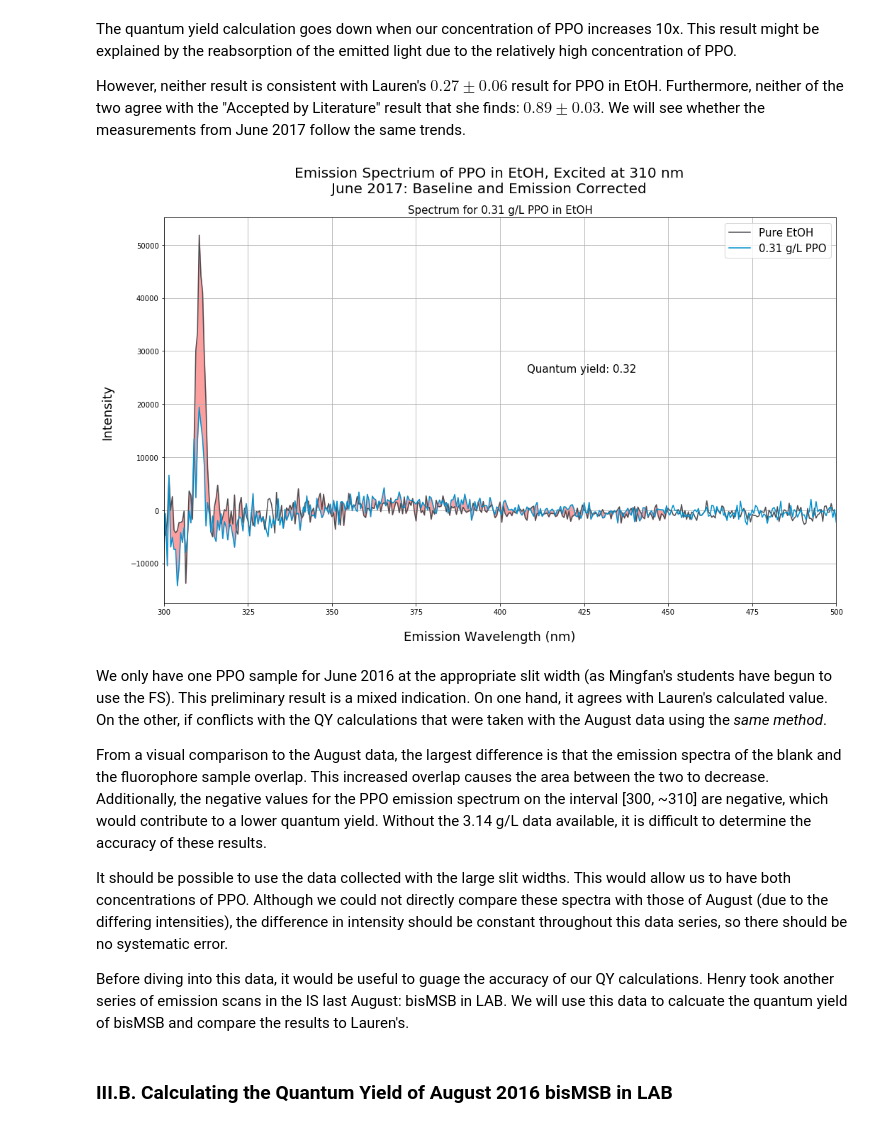
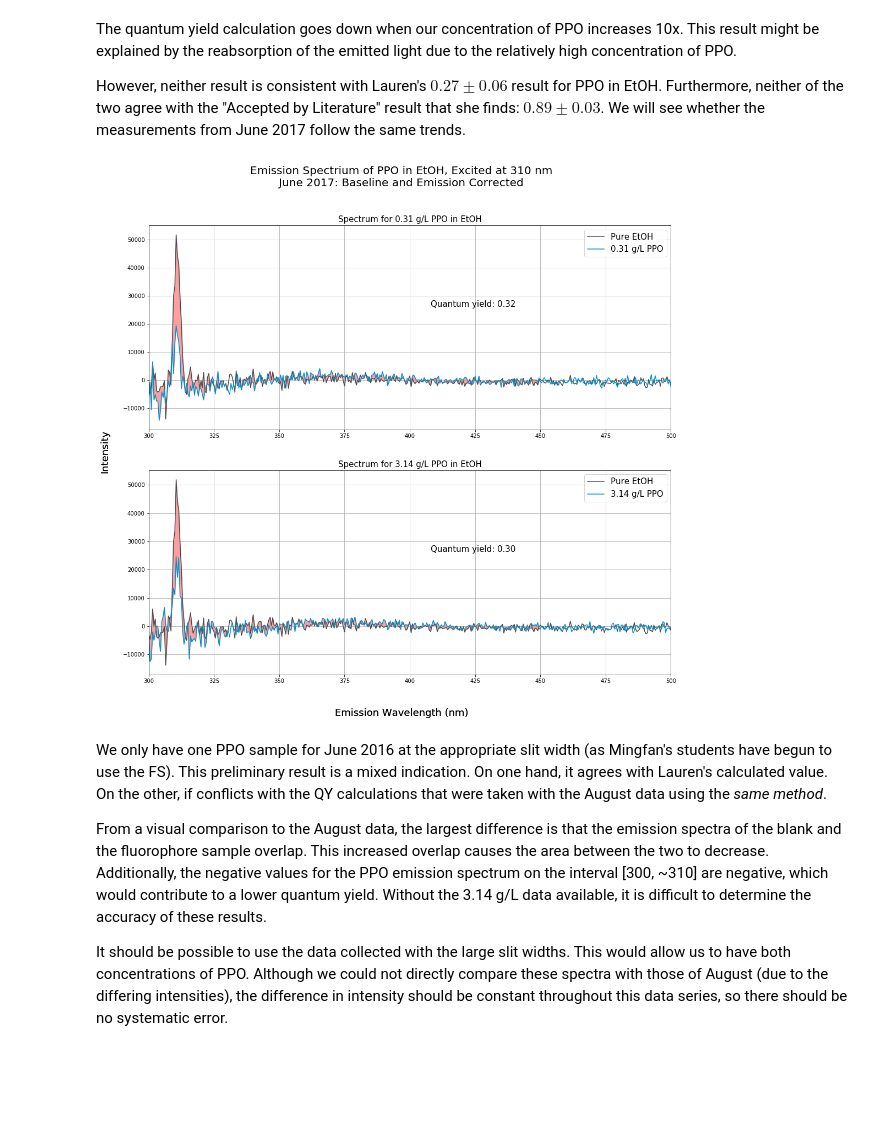
Before and after one commit to nmcneal-bnl/WbLS, a Jupyter notebook: Integrating Sphere Method.ipynb, the cells around one changed output. Saved outputs shown, nothing was run; the diff lists cells and outputs as text; code cells hidden in the pictures; blank space fills up the shorter version.

```diff
--- a/Integrating Sphere Method.ipynb
+++ b/Integrating Sphere Method.ipynb
@@ -157,8 +103,8 @@ def calc_QY(pti_blank_data, pti_fluor_data,
            emcorr_local_file_correction = True):
 
     # Baseline subtract with linear fit
-    b_data = pti_blank_data.get_baseline_subtracted('cor','linear',ranges_for_baseline)
-    f_data = pti_fluor_data.get_baseline_subtracted('cor','linear',ranges_for_baseline)
+    b_data = spec_fit.get_linear_subtracted(pti_blank_data, poly_deg=1, list_of_ranges=ranges_for_baseline)
+    f_data = spec_fit.get_linear_subtracted(pti_fluor_data, poly_deg=1, list_of_ranges=ranges_for_baseline)
 
     # Correction from file
     if emcorr_local_file_correction:
@@ -194,9 +140,10 @@ def calc_and_plot_QY(blank_data, fluor_data, ranges_for_baseline, emcorr_array,
 
 
     # Get the corrected spectra and plot them on the given "Axes" instance
-    blank_corrected = blank_data.get_baseline_subtracted('cor','linear',ranges_for_baseline)
+    blank_corrected = spec_fit.get_linear_subtracted(blank_data, 1, ranges_for_baseline)
 
-    fluor_corrected = fluor_data.get_baseline_subtracted('cor','linear',ranges_for_baseline)
+
+    fluor_corrected = spec_fit.get_linear_subtracted(fluor_data, 1, ranges_for_baseline)
 
     if emcorr_local_file_correction:
         blank_corrected = np.multiply(emcorr_array, blank_corrected)
@@ -232,7 +179,8 @@ aug_2016_data = [PTIData(aug_2016_prefix + "EmissionScan_ETOH_ex310_2sec_160830.
 
 # In order of pure EtOH, 0.31 g/L PPO, and 3.14 g/L PPO
 jun_2017_data = [PTIData(jun_2017_prefix + "EmScan_IS_0x00gperL_PPOinETOH_ex310_em300-650_2sec_20170622_noemcorr.txt"),
-                 PTIData(jun_2017_prefix + "EmScan_IS_0x31gperL_PPOinETOH_ex310_em300-650_2sec_20170622_noemcorr.txt")]
+                 PTIData(jun_2017_prefix + "EmScan_IS_0x31gperL_PPOinETOH_ex310_em300-650_2sec_20170622_noemcorr.txt"),
+                 PTIData(jun_2017_prefix + "EmScan_IS_3x14gperL_PPOinETOH_ex310_em300-650_2sec_20170630_1147.txt")]
 # %%
 ranges_for_baseline = [[450,650]]
 
@@ -271,6 +219,6 @@ fig.text(0.06, 0.5, 'Intensity', ha='center', va='center', rotation='vertical',f
 
 for ax in [ax1, ax2]:
     ax.grid()
-    ax.set_xlim([300,650])
+    ax.set_xlim([300,500])
 plt.show()
 # %% [output]
@@ -282,40 +230,51 @@ However, neither result is consistent with Lauren's $0.27 \pm 0.06$ result for P
 # %%
 ranges_for_baseline = [[300,650]]
 
+# The integration ranges
 QY_0x31_ex_range = [300,330]
 QY_0x31_em_range = [335,450]
+QY_3x14_ex_range = [300,330]
+QY_3x14_em_range = [335,450]
 
-fig = plt.figure(figsize=(17,10))
+fig = plt.figure(figsize=(17,15))
 plt.suptitle("Emission Spectrium of PPO in EtOH, Excited at 310 nm\n"+
              "June 2017: Baseline and Emission Corrected",fontsize=20)
 
-ax1 = plt.subplot2grid((1,1), (0,0))
+ax1 = plt.subplot2grid((2,1), (0,0))
+ax2 = plt.subplot2grid((2,1), (1,0))
 
 ax1 = calc_and_plot_QY(jun_2017_data[0], jun_2017_data[1], ranges_for_baseline, emcorr_quanta_sphere_values,
                        QY_0x31_ex_range, QY_0x31_em_range,
                        ax1,
                        blank_color = "#4c4d52", fluor_color = "#0392cf", fill_color= "#fb9f9f",
                        QY_text_position = (0.54,0.6), QY_fontsize = 15)
 
 ax1.set_title("Spectrum for 0.31 g/L PPO in EtOH",fontsize=15)
 ax1.legend(["Pure EtOH", "0.31 g/L PPO"],fontsize=15)
 fig.text(0.5, 0.06, 'Emission Wavelength (nm)', ha='center', va='center',fontsize=18)
 fig.text(0.06, 0.5, 'Intensity', ha='center', va='center', rotation='vertical',fontsize=18)
 
-for ax in [ax1]:
+ax2 = calc_and_plot_QY(jun_2017_data[0], jun_2017_data[2], ranges_for_baseline, emcorr_quanta_sphere_values,
+                       QY_0x31_ex_range, QY_0x31_em_range,
+                       ax2,
+                       blank_color = "#4c4d52", fluor_color = "#0392cf", fill_color= "#fb9f9f",
+                       QY_text_position = (0.54,0.6), QY_fontsize = 15)
+
+ax2.set_title("Spectrum for 3.14 g/L PPO in EtOH",fontsize=15)
+ax2.legend(["Pure EtOH", "3.14 g/L PPO"],fontsize=15)
+fig.text(0.5, 0.06, 'Emission Wavelength (nm)', ha='center', va='center',fontsize=18)
+fig.text(0.06, 0.5, 'Intensity', ha='center', va='center', rotation='vertical',fontsize=18)
+
+for ax in [ax1, ax2]:
     ax.grid()
     ax.set_xlim([300,500])
 
 plt.show()
 # %% [output]
-[figure, old version]
+[figure, new version]
 # %% [markdown]
 We only have one PPO sample for June 2016 at the appropriate slit width (as Mingfan's students have begun to use the FS). This preliminary result is a mixed indication. On one hand, it agrees with Lauren's calculated value. On the other, if conflicts with the QY calculations that were taken with the August data using the *same method*.
 
 From a visual comparison to the August data, the largest difference is that the emission spectra of the blank and the fluorophore sample overlap. This increased overlap causes the area between the two to decrease. Additionally, the negative values for the PPO emission spectrum on the interval [300, ~310] are negative, which would contribute to a lower quantum yield. Without the 3.14 g/L data available, it is difficult to determine the accuracy of these results.
 
 It should be possible to use the data collected with the large slit widths. This would allow us to have both concentrations of PPO. Although we could not directly compare these spectra with those of August (due to the differing intensities), the difference in intensity should be constant throughout this data series, so there should be no systematic error.
-
-Before diving into this data, it would be useful to guage the accuracy of our QY calculations. Henry took another series of emission scans in the IS last August: bisMSB in LAB. We will use this data to calcuate the quantum yield of bisMSB and compare the results to Lauren's.
-# %% [markdown]
-### III.B. Calculating the Quantum Yield of August 2016 bisMSB in LAB
```
Also changed, not shown: parts of 10 cells of this notebook, 19 other files.
